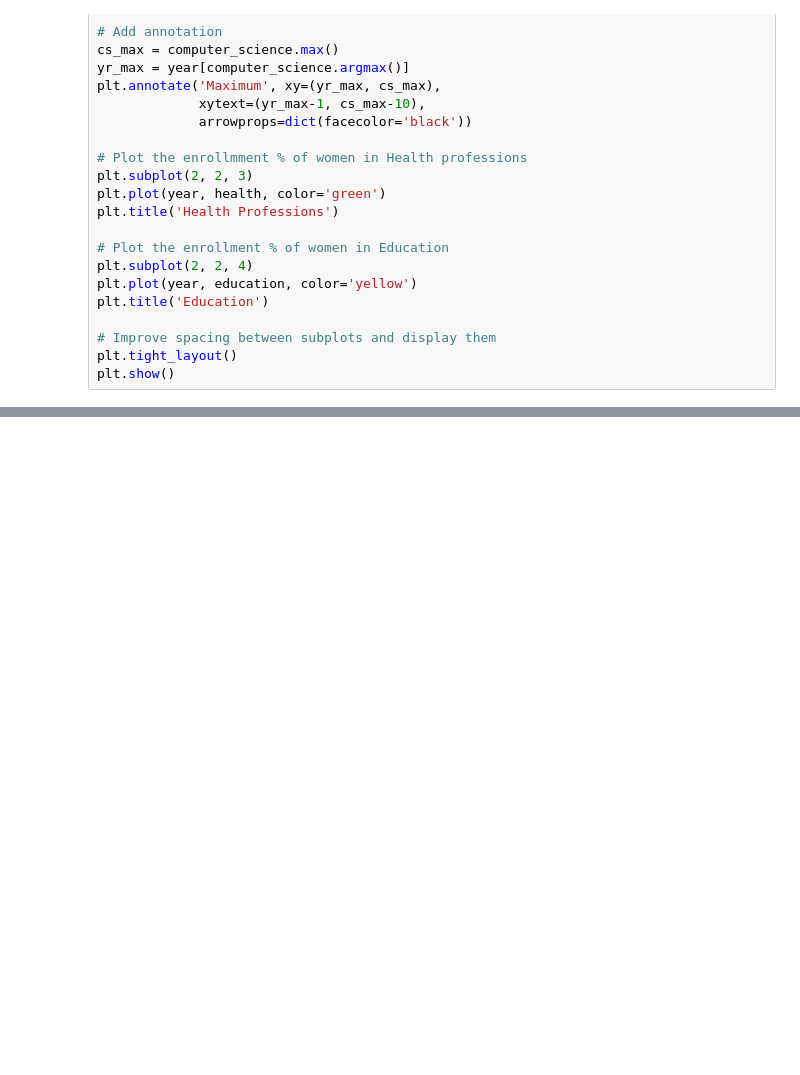
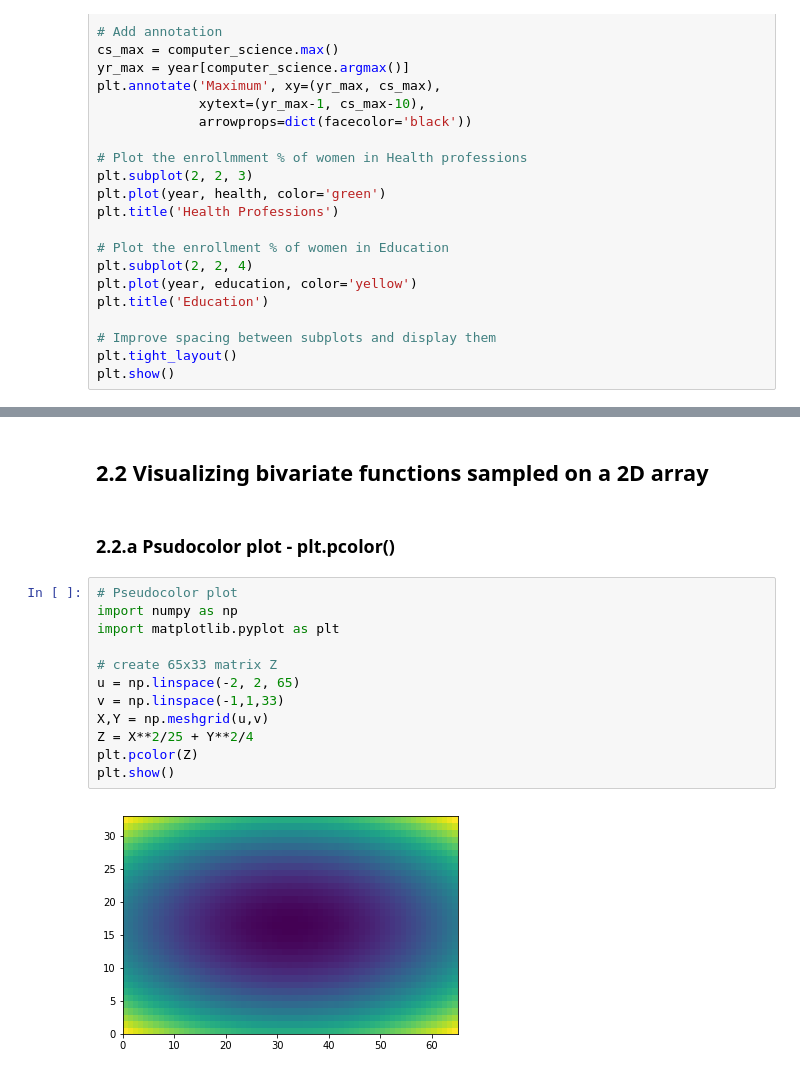
Before and after one commit to kamshee/Python-reference, a Jupyter notebook: Data Visualization with Python.ipynb, the cells around one changed output, grey strips where cells are left out. Drawn from its saved outputs; the diff is of its cells as text; blank space fills up the shorter version.

```diff
--- a/Data Visualization with Python.ipynb
+++ b/Data Visualization with Python.ipynb
@@ -457,0 +573,18 @@ plt.show()
+# %% [markdown]
+## 2.2 Visualizing bivariate functions sampled on a 2D array
+# %% [markdown]
+### 2.2.a Psudocolor plot - plt.pcolor()
+# %%
+# Pseudocolor plot
+import numpy as np
+import matplotlib.pyplot as plt
+
+# create 65x33 matrix Z
+u = np.linspace(-2, 2, 65)
+v = np.linspace(-1,1,33)
+X,Y = np.meshgrid(u,v)
+Z = X**2/25 + Y**2/4
+plt.pcolor(Z)
+plt.show()
+# %% [output]
+[figure, added]
```
Also changed, not shown: parts of 102 cells of this notebook, 9 other files.
